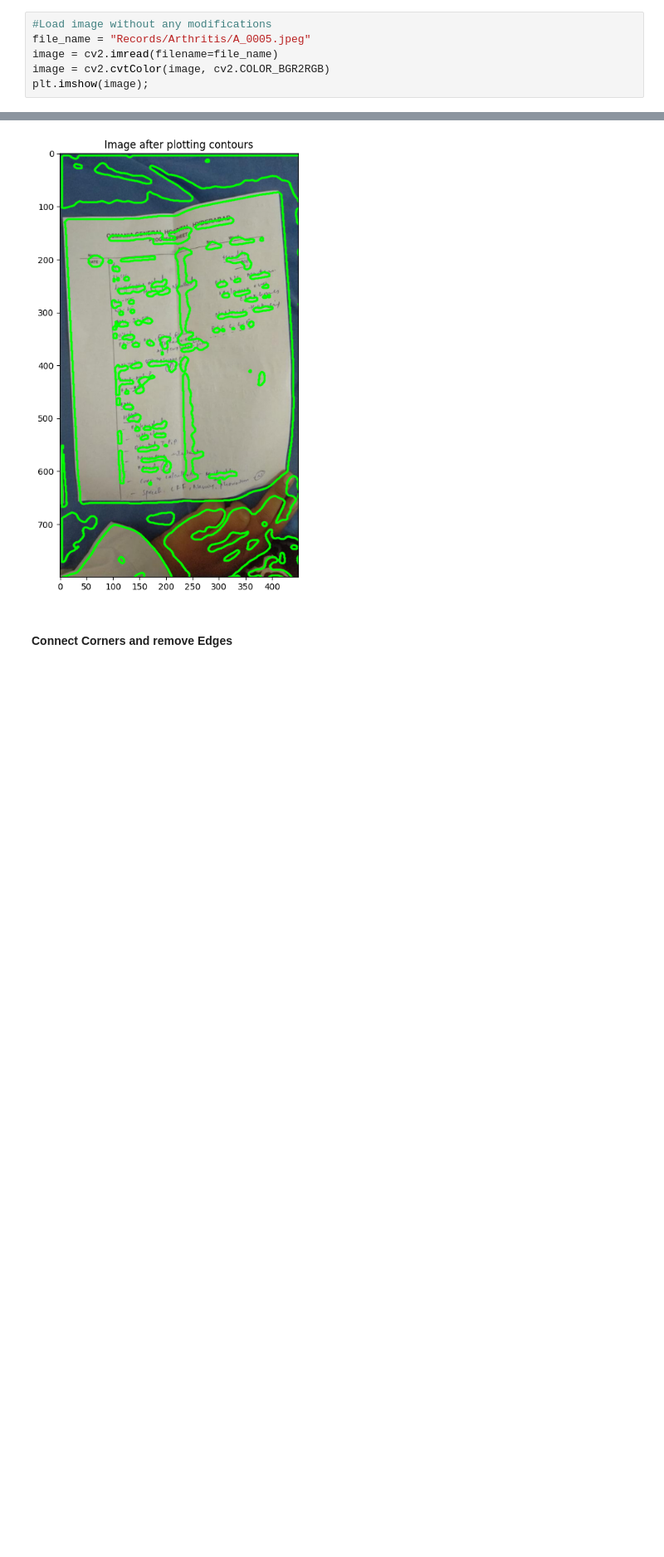
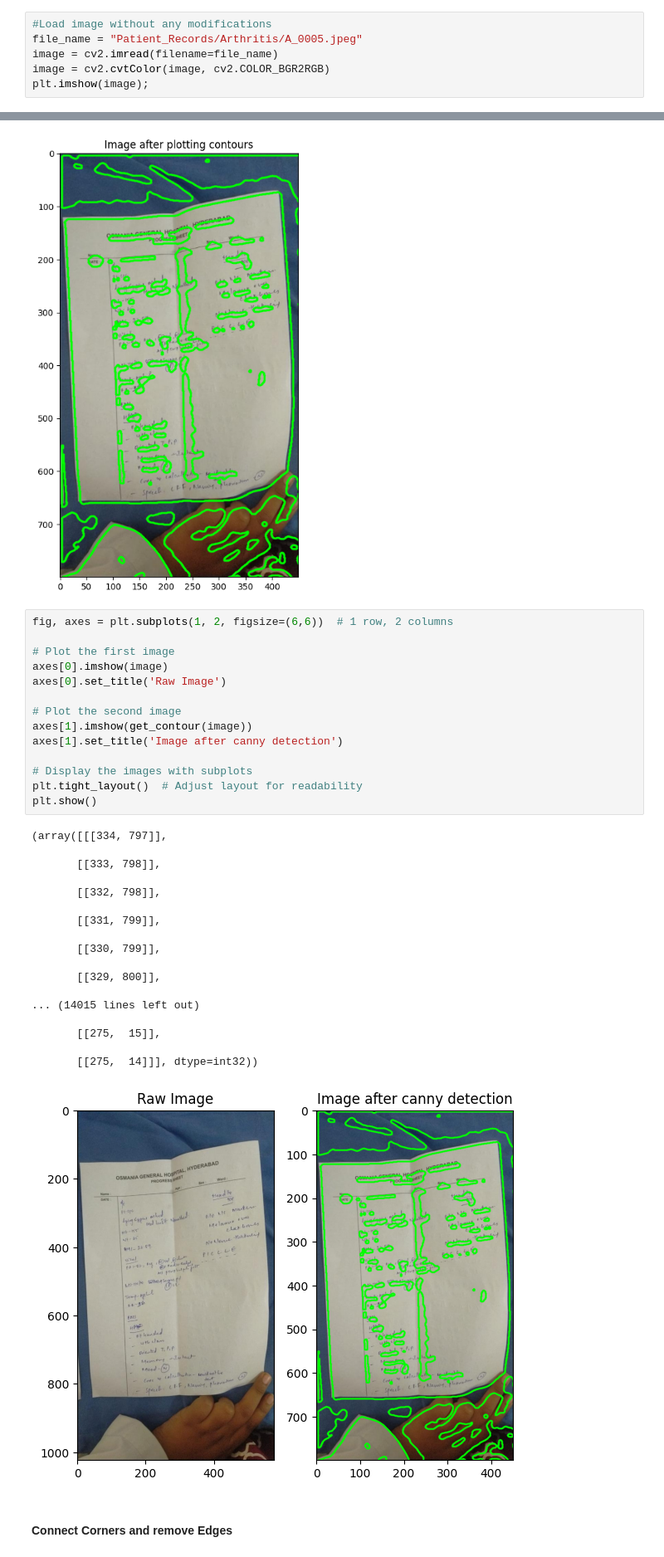
Before and after one commit to nagajas/Medical-Record-OCR, a Jupyter notebook: page_detection.ipynb, the cells around one changed output, grey strips where cells are left out. Shown at 83% size. Saved outputs shown, nothing was run; the diff lists cells and outputs as text; blank space fills up the shorter version.

```diff
--- a/page_detection.ipynb
+++ b/page_detection.ipynb
@@ -14,7 +14,7 @@ plt.rcParams['figure.figsize'] = (9.0, 9.0)
 #### Load Files
 # %%
 #Load image without any modifications
-file_name = "Records/Arthritis/A_0005.jpeg"
+file_name = "Patient_Records/Arthritis/A_0005.jpeg"
 image = cv2.imread(filename=file_name)
 image = cv2.cvtColor(image, cv2.COLOR_BGR2RGB)
 plt.imshow(image);
@@ -104,6 +104,39 @@ plt.imshow(get_contour(image));
 
        [[275,  14]]], dtype=int32))
 [figure]
+# %%
+fig, axes = plt.subplots(1, 2, figsize=(6,6))  # 1 row, 2 columns
+
+# Plot the first image
+axes[0].imshow(image)
+axes[0].set_title('Raw Image')
+
+# Plot the second image
+axes[1].imshow(get_contour(image))
+axes[1].set_title('Image after canny detection')
+
+# Display the images with subplots
+plt.tight_layout()  # Adjust layout for readability
+plt.show()
+# %% [output]
+(array([[[334, 797]],
+
+       [[333, 798]],
+
+       [[332, 798]],
+
+       [[331, 799]],
+
+       [[330, 799]],
+
+       [[329, 800]],
+
+... (14015 lines left out)
+
+       [[275,  15]],
+
+       [[275,  14]]], dtype=int32))
+[figure, added]
 # %% [markdown]
 #### Connect Corners and remove Edges
 # %%
```
Also changed, not shown: parts of 2 cells of this notebook, 9 other files.
